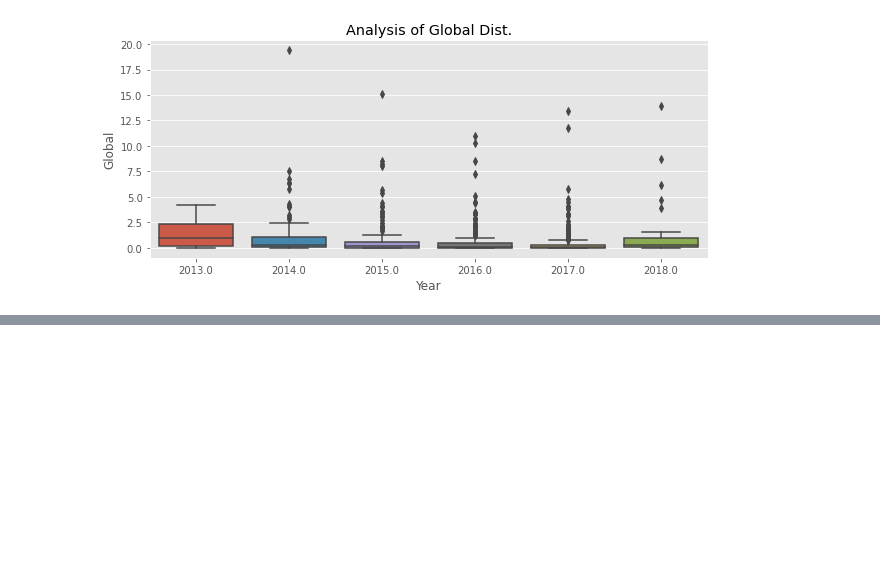
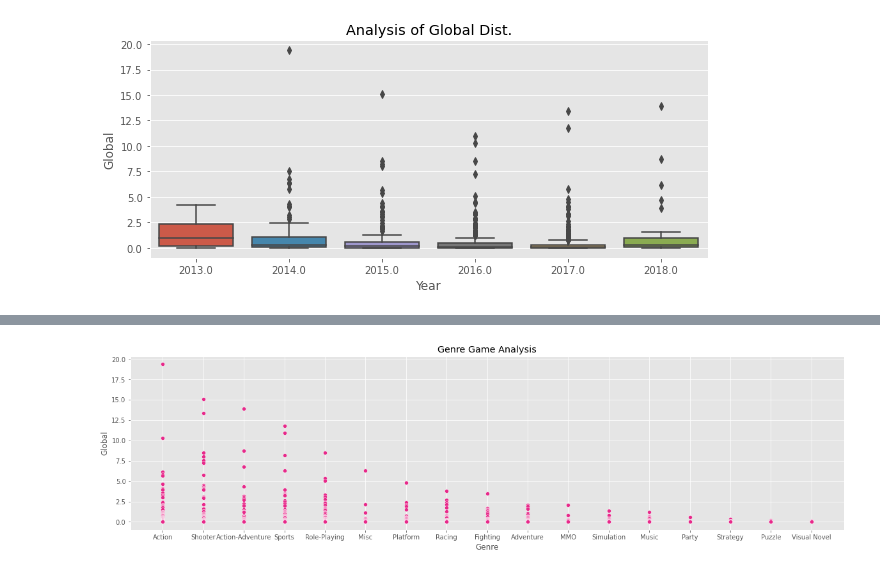
Before and after one commit to Lucas-procopio/Analysis_Cases, a Jupyter notebook: Análise_do_Mercado_de_Games.ipynb, the cells around one changed output, grey strips where cells are left out. Cells and saved outputs as stored; diff of their text form; code cells hidden in the pictures; blank space fills up the shorter version.

```diff
--- a/Análise_do_Mercado_de_Games.ipynb
+++ b/Análise_do_Mercado_de_Games.ipynb
@@ -157,0 +239,6 @@ dataset.loc[ dataset['Global'] >= 10]
+# %%
+plt.figure( figsize=(20,5))
+plt.title('Genre Game Analysis')
+sns.scatterplot(data=dataset, x='Genre', y='Global', color=paleta_cores[3]);
+# %% [output]
+[figure, added]
```
Also changed, not shown: parts of 16 cells of this notebook.
